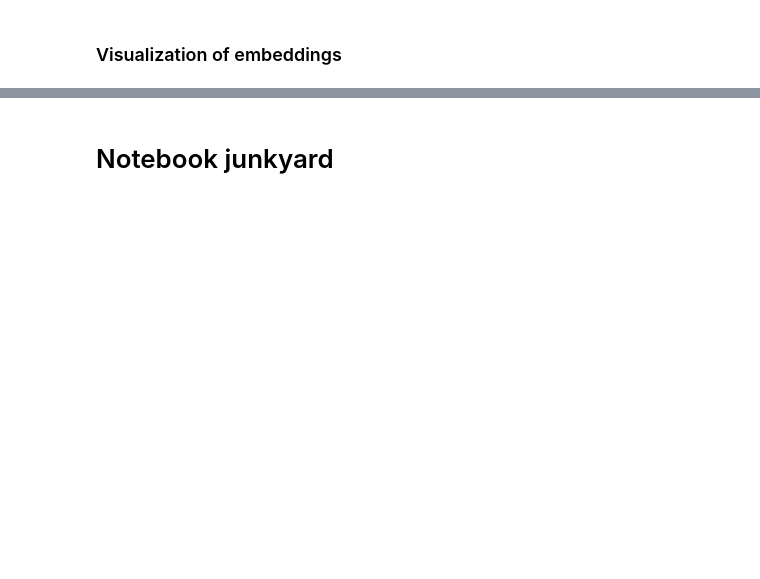
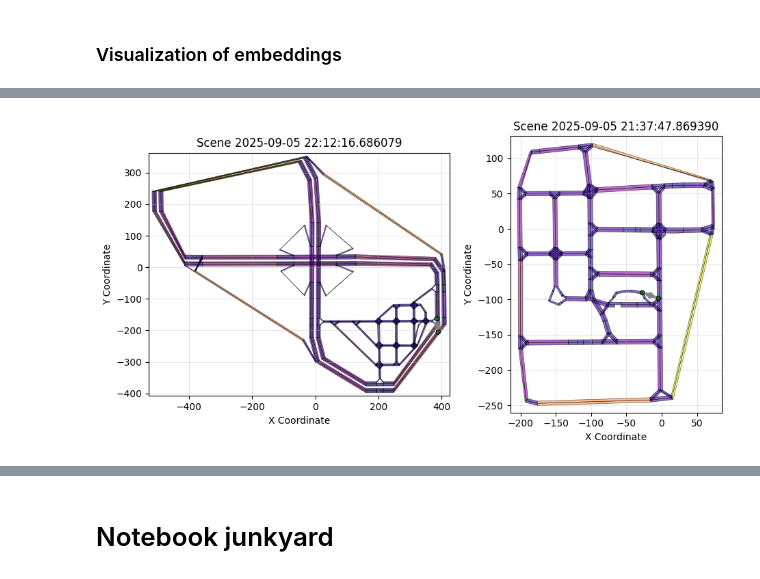
Before and after one commit to tmuehlen80/graph_coverage, a Jupyter notebook: Notebooks/carla/graph_embeddings.ipynb, the cells around one changed output, grey strips where cells are left out. Cells and saved outputs as stored; diff of their text form; code cells hidden in the pictures; blank space fills up the shorter version.

```diff
--- a/Notebooks/carla/graph_embeddings.ipynb
+++ b/Notebooks/carla/graph_embeddings.ipynb
@@ -275,0 +330,12 @@ embeddings_np.shape
+# %%
+mask_carla = pca_df.graph_type == "carla"
+mask_argo = pca_df.graph_type == "argoverse_nx"
+pca_carla_df = pca_df[mask_carla].reset_index(drop=True)
+pca_argo_df = pca_df[mask_argo].reset_index(drop=True)
+# %%
+g_map = MapGraph()
+
+g_map.read_graph_from_file(f'/home/tmuehlen/repos/graph_coverage/data/argoversion_actor_and_map/{scn_1}_map_graph.pkl')
+dir(g_map.graph.graph)
+
+#fig, ax1 = plot_lane_map_advanced(g_map.graph.graph, figsize=None, color_by_length=True, cmap='plasma', show_labels=False, fig = fig, ax = ax1)
@@ -276,41 +394,43 @@ embeddings_np.shape
 # %%
-# # wait for map graphs to arrive from Marius
-
-# for i in range(10):
-#     first = pca_df.sample(1)
-#     pca_df["dist"] = (pca_df.pca1 - first.pca1.iloc[0])**2 + (pca_df.pca2 - first.pca2.iloc[0])**2
-#     pca_df.sort_values("dist", inplace=True)
-#     #print(pca_df.graph_path.iloc[0])
-#     #print(pca_df.graph_path.iloc[1])
-#     graph_1 = pca_df.graph_path.iloc[0].split("/")[-1].split(".pkl")[0].split("graph_")[1]
-#     graph_2 = pca_df.graph_path.iloc[1].split("/")[-1].split(".pkl")[0].split("graph_")[1]
-#     scn_1 = graph_1[:26]
-#     scn_2 = graph_2[:26]
-#     print(graph_1, scn_1)
-#     print(graph_2, scn_2)
-#     pca_df.head(2)
-#     file_path_1 = f"/home/tmuehlen/repos/graph_coverage/actor_graphs/carla/graph_{graph_1}.pkl"
-#     with open(file_path_1, 'rb') as f:
-#         nx_graph_1 = pickle.load(f)
-#     file_path_2 = f"/home/tmuehlen/repos/graph_coverage/actor_graphs/carla/graph_{graph_2}.pkl"
-#     with open(file_path_2, 'rb') as f:
-#         nx_graph_2 = pickle.load(f)
-#     # Create figure with two subplots side by side
-#     fig, (ax1, ax2) = plt.subplots(1, 2, figsize=(10, 5))
-#     # First scene (left subplot)
-#     g_map = MapGraph()
-#     g_map.read_graph_from_file(f'/home/tmuehlen/repos/graph_coverage/carla/data/scene_{scn_1}_map_graph.pickle')
-#     fig, ax1 = plot_lane_map_advanced(g_map.graph, figsize=None, color_by_length=True, cmap='plasma', show_labels=False, fig = fig, ax = ax1)
-#     fig, ax1 = add_actors_to_map(fig, ax1, nx_graph_1, actor_size=20, show_actor_labels=False)
-#     fig, ax1 = add_actor_edges_to_map(fig, ax1, nx_graph_1)
-#     ax1.set_title(f'Scene {scn_1}')
-#     # Second scene (right subplot)
-#     g_map = MapGraph()
-#     g_map.read_graph_from_file(f'/home/tmuehlen/repos/graph_coverage/carla/data/scene_{scn_2}_map_graph.pickle')
-#     fig, ax2 = plot_lane_map_advanced(g_map.graph, figsize=None, color_by_length=True, cmap='plasma', show_labels=False, fig = fig, ax = ax2)
-#     fig, ax2 = add_actors_to_map(fig, ax2, nx_graph_2, actor_size=20, show_actor_labels=False)
-#     fig, ax2 = add_actor_edges_to_map(fig, ax2, nx_graph_2)
-#     ax2.set_title(f'Scene {scn_2}')
-#     # Adjust layout and display
-#     plt.tight_layout()
-#     plt.show()
+for i in range(10):
+    try:
+        first = pca_carla_df.sample(1)
+        pca_carla_df["dist"] = (pca_carla_df.pca1 - first.pca1.iloc[0])**2 + (pca_carla_df.pca2 - first.pca2.iloc[0])**2
+        pca_carla_df.sort_values("dist", inplace=True)
+        #print(pca_df.graph_path.iloc[0])
+        #print(pca_df.graph_path.iloc[1])
+        graph_1 = pca_carla_df.graph_path.iloc[0].split("/")[-1].split(".pkl")[0].split("graph_")[1]
+        graph_2 = pca_carla_df.graph_path.iloc[1].split("/")[-1].split(".pkl")[0].split("graph_")[1]
+        scn_1 = graph_1[:26]
+        scn_2 = graph_2[:26]
+        print(graph_1, scn_1)
+        print(graph_2, scn_2)
+        pca_df.head(2)
+        file_path_1 = f"/home/tmuehlen/repos/graph_coverage/actor_graphs/carla/graph_{graph_1}.pkl"
+        with open(file_path_1, 'rb') as f:
+            nx_graph_1 = pickle.load(f)
+        file_path_2 = f"/home/tmuehlen/repos/graph_coverage/actor_graphs/carla/graph_{graph_2}.pkl"
+        with open(file_path_2, 'rb') as f:
+            nx_graph_2 = pickle.load(f)
+        # Create figure with two subplots side by side
+        fig, (ax1, ax2) = plt.subplots(1, 2, figsize=(10, 5))
+        # First scene (left subplot)
+        g_map = MapGraph()
+        g_map.read_graph_from_file(f'/home/tmuehlen/repos/graph_coverage/carla/data/scene_{scn_1}_map_graph.pickle')
+        fig, ax1 = plot_lane_map_advanced(g_map.graph, figsize=None, color_by_length=True, cmap='plasma', show_labels=False, fig = fig, ax = ax1)
+        fig, ax1 = add_actors_to_map(fig, ax1, nx_graph_1, actor_size=20, show_actor_labels=False)
+        fig, ax1 = add_actor_edges_to_map(fig, ax1, nx_graph_1)
+        ax1.set_title(f'Scene {scn_1}')
+        # Second scene (right subplot)
+        g_map = MapGraph()
+        g_map.read_graph_from_file(f'/home/tmuehlen/repos/graph_coverage/carla/data/scene_{scn_2}_map_graph.pickle')
+        fig, ax2 = plot_lane_map_advanced(g_map.graph, figsize=None, color_by_length=True, cmap='plasma', show_labels=False, fig = fig, ax = ax2)
+        fig, ax2 = add_actors_to_map(fig, ax2, nx_graph_2, actor_size=20, show_actor_labels=False)
+        fig, ax2 = add_actor_edges_to_map(fig, ax2, nx_graph_2)
+        ax2.set_title(f'Scene {scn_2}')
+        # Adjust layout and display
+        plt.tight_layout()
+        plt.show()
+    except Exception as e:
+        print(f"Error processing scene {scn_1} and {scn_2}: {e}")
+# %% [output]
@@ -316,0 +439 @@ embeddings_np.shape
+[figure, added]
```
Also changed, not shown: parts of 15 cells of this notebook, 3 other files.
